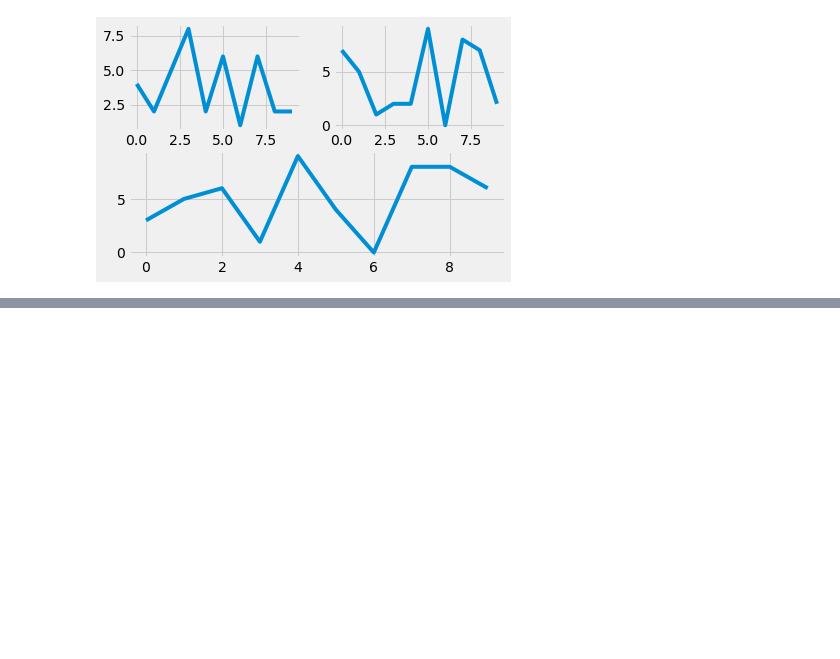
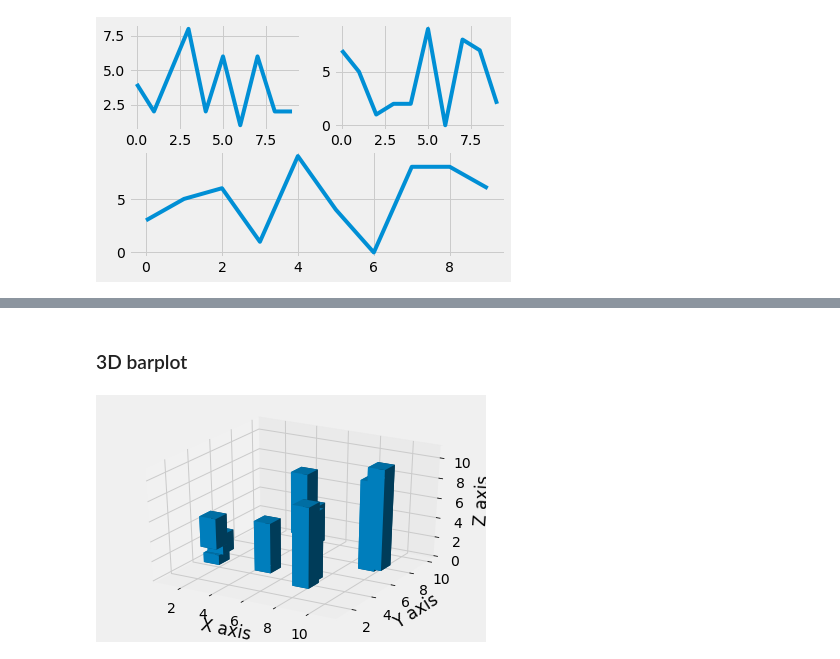
Before and after one commit to eseguia/matplotlib, a Jupyter notebook: plt_basics.ipynb, the cells around one changed output, grey strips where cells are left out. Drawn from its saved outputs; the diff is of its cells as text; code cells hidden in the pictures; blank space fills up the shorter version.

```diff
--- a/plt_basics.ipynb
+++ b/plt_basics.ipynb
@@ -231,0 +277,22 @@ plt.show();
+# %% [markdown]
+### 3D barplot
+# %%
+fig = plt.figure()
+ax1 = fig.add_subplot(111, projection = '3d')
+x = [1,2,3,4,5,6,7,8,9,10]
+y = [4,3,1,9,3,5,4,2,7,6]
+z = [0,2,4,0,1,4,0,1,0,1]
+
+dx = np.ones(10)
+dy = np.ones(10)
+dz = [1,2,3,4,5,6,7,8,9,10]
+
+ax1.bar3d(x,y,z,dx,dy,dz)
+
+ax1.set_xlabel('X axis')
+ax1.set_ylabel('Y axis')
+ax1.set_zlabel('Z axis')
+
+plt.show()
+# %% [output]
+[figure, added]
```
Also changed, not shown: parts of 10 cells of this notebook.
